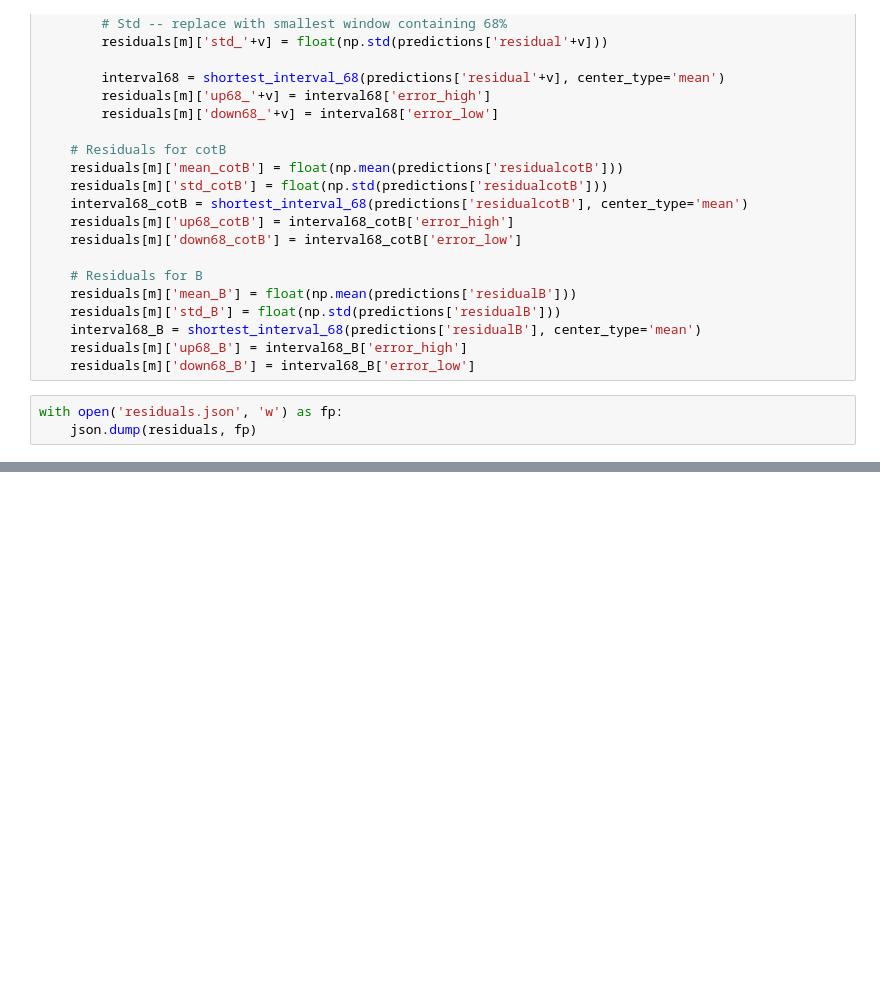
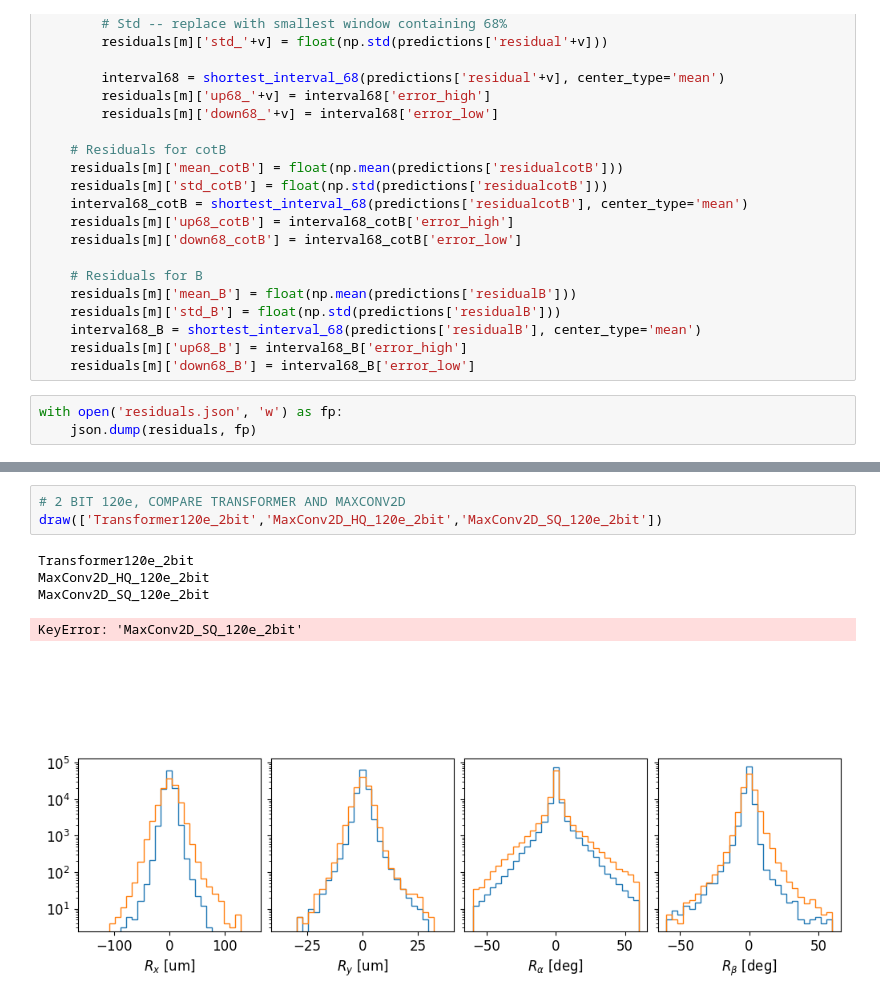
Before and after one commit to jennetd/smart-pixels-ml, a Jupyter notebook: read-all-models.ipynb, the cells around one changed output, grey strips where cells are left out. Saved outputs shown, nothing was run; the diff lists cells and outputs as text; blank space fills up the shorter version.

```diff
--- a/read-all-models.ipynb
+++ b/read-all-models.ipynb
@@ -297,0 +197,9 @@ Transformer120e_full
+# %%
+# 2 BIT 120e, COMPARE TRANSFORMER AND MAXCONV2D
+draw(['Transformer120e_2bit','MaxConv2D_HQ_120e_2bit','MaxConv2D_SQ_120e_2bit'])
+# %% [output]
+Transformer120e_2bit
+MaxConv2D_HQ_120e_2bit
+MaxConv2D_SQ_120e_2bit
+KeyError: 'MaxConv2D_SQ_120e_2bit'
+[figure, added]
```
Also changed, not shown: parts of 10 cells of this notebook, 4 other files.
